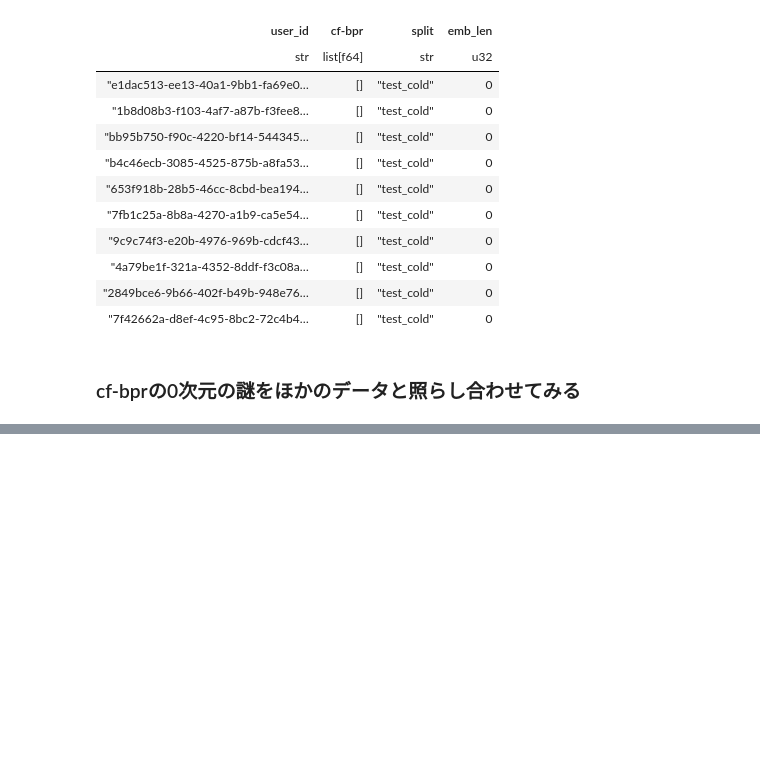
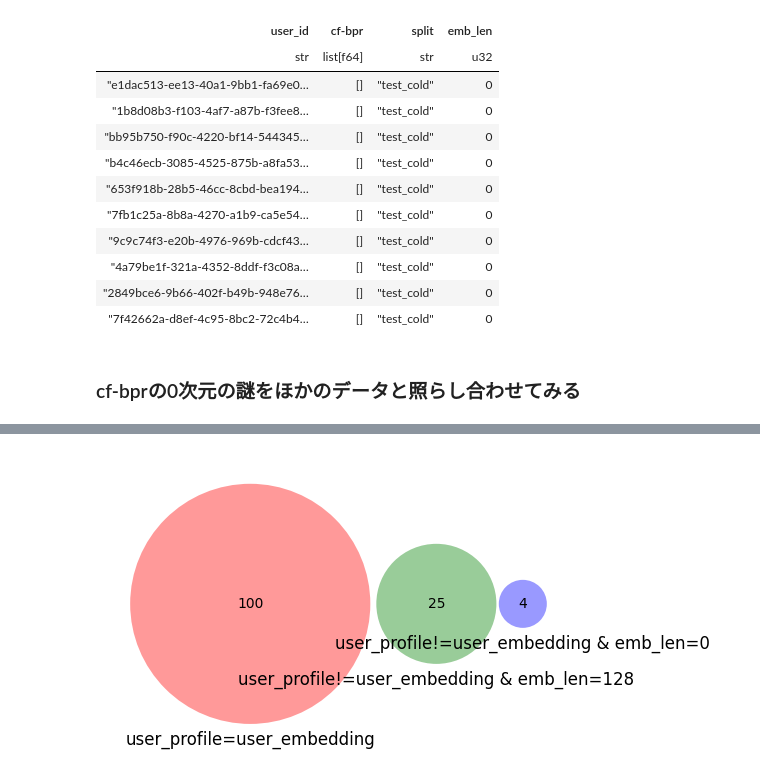
Before and after one commit to NaganagaKen/music-crs-evaluator, a Jupyter notebook: notebook/EDA_user_embedding.ipynb, the cells around one changed output, grey strips where cells are left out. Saved outputs shown, nothing was run; the diff lists cells and outputs as text; code cells hidden in the pictures; blank space fills up the shorter version.

```diff
--- a/notebook/EDA_user_embedding.ipynb
+++ b/notebook/EDA_user_embedding.ipynb
@@ -195,0 +213,2 @@ AttributeError: 'DataFrame' object has no attribute 'user_id'
+# %%
+df_dev = df_dev.with_columns(pl.col("user_profile").struct[-1].alias("split_dev_from_user_profile"))
@@ -195,0 +238,12 @@ AttributeError: 'DataFrame' object has no attribute 'user_id'
+# %%
+set_cold_cold = set(df_test_cold.filter((pl.col("split_dev_from_user_profile") == "test_cold")&(pl.col("split_from_user_embedding") == "test_cold"))["user_id"])
+set_warm_cold_128 = set(df_test_cold.filter((pl.col("split_dev_from_user_profile") == "test_warm")&(pl.col("split_from_user_embedding") == "test_cold")&(pl.col("cf-bpr").list.len() == 128))["user_id"])
+set_warm_cold_0 = set(df_test_cold.filter((pl.col("split_dev_from_user_profile") == "test_warm")&(pl.col("split_from_user_embedding") == "test_cold")&(pl.col("cf-bpr").list.len() == 0))["user_id"])
+
+plt.figure(figsize=(6, 6))
+venn3 = matplotlib_venn.venn3(
+    [set_cold_cold, set_warm_cold_128, set_warm_cold_0],
+    set_labels=["user_profile=user_embedding", "user_profile!=user_embedding & emb_len=128", "user_profile!=user_embedding & emb_len=0"]
+)
+# %% [output]
+[figure, added]
```
Also changed, not shown: parts of 14 cells of this notebook.
